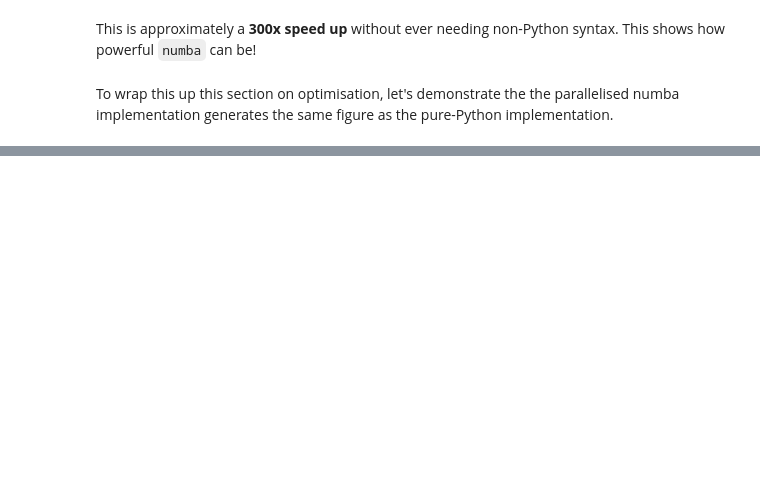
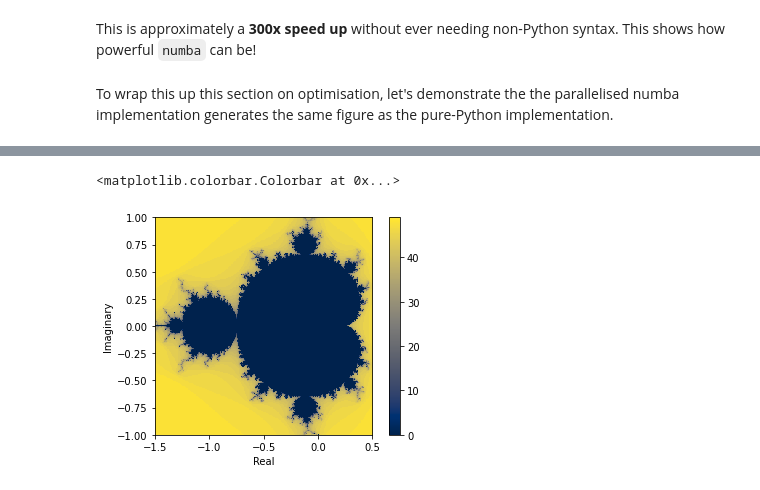
Before and after one commit to alan-turing-institute/rse-course, a Jupyter notebook: module09_programming_for_speed/09_04_optimising_with_numba.ipynb, the cells around one changed output, grey strips where cells are left out. Drawn from its saved outputs; the diff is of its cells as text; code cells hidden in the pictures; blank space fills up the shorter version.

```diff
--- a/module09_programming_for_speed/09_04_optimising_with_numba.ipynb
+++ b/module09_programming_for_speed/09_04_optimising_with_numba.ipynb
@@ -131,0 +200,7 @@ plt.imshow(data_numba_parallel, interpolation="none")
+# %%
+with Pool(cpu_count()) as pool:
+    p_zs = pool.map(mandel_row, cs)
+# %%
+%%timeit pool = Pool(cpu_count())
+
+p_zs = pool.map(mandel_row, cs)
@@ -131,0 +211,14 @@ plt.imshow(data_numba_parallel, interpolation="none")
+# %%
+plt.set_cmap("cividis")  # use a color vision deficiency-friendly palette
+plt.xlabel("Real")
+plt.ylabel("Imaginary")
+plt.imshow(
+    p_zs,
+    interpolation="none",
+    extent=[xmin, xmax, ymin, ymax],
+    origin="lower"
+)
+plt.colorbar()
+# %% [output]
+<matplotlib.colorbar.Colorbar at 0x...>
+[figure, added]
```
Also changed, not shown: parts of 19 cells of this notebook, 1 other file.
